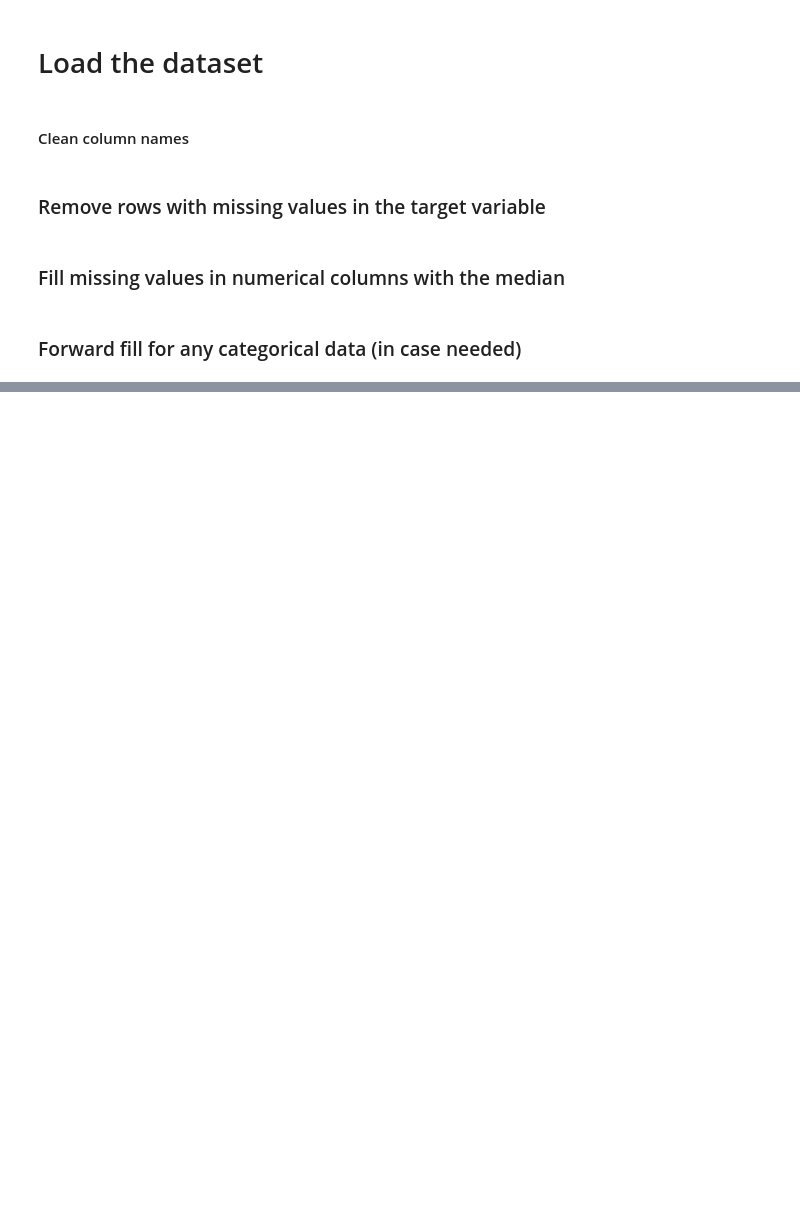
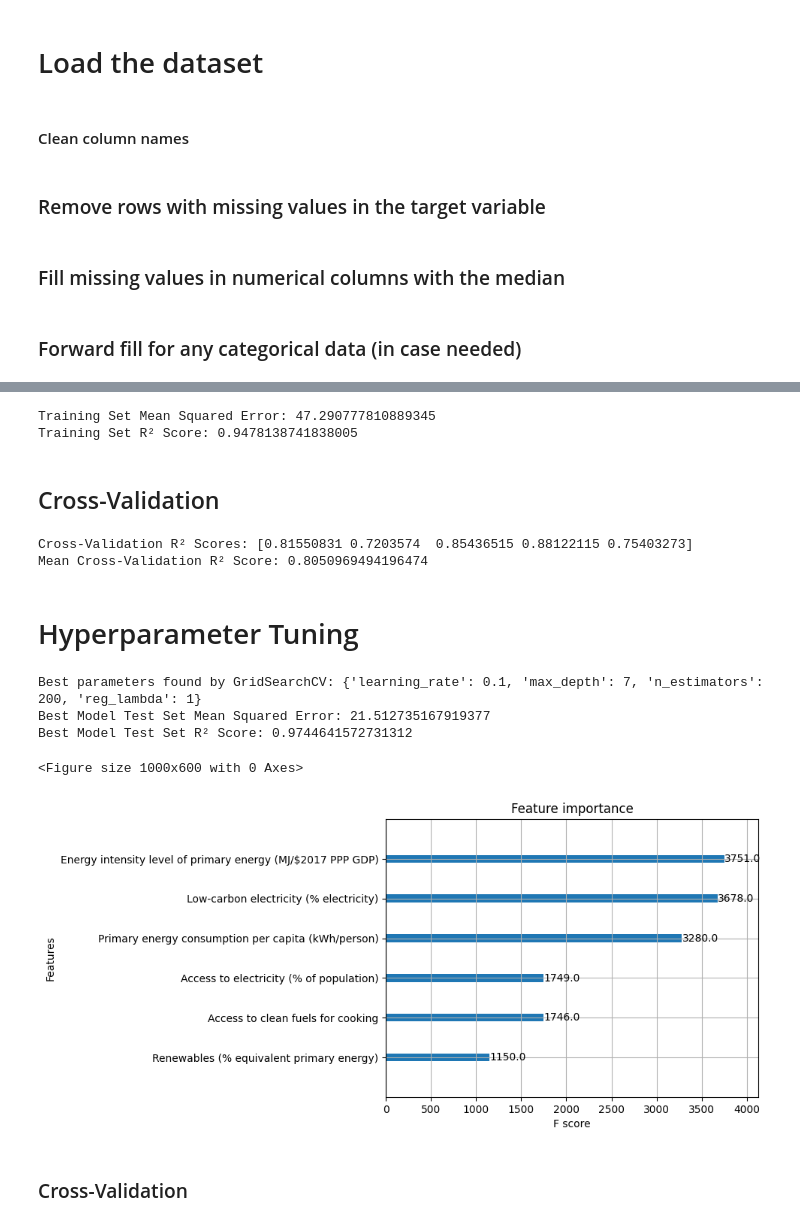
Before and after one commit to RaptorBlingx/fastapi_ml_task, a Jupyter notebook: models/model_training.ipynb, the cells around one changed output, grey strips where cells are left out. Drawn from its saved outputs; the diff is of its cells as text; code cells hidden in the pictures; blank space fills up the shorter version.

Commit message:
Update model_training.ipynb with hyperparameter tuning and improvements

```diff
--- a/models/model_training.ipynb
+++ b/models/model_training.ipynb
@@ -84,0 +250,76 @@ print("Correlation of features with the target variable:\n", correlations_with_t
+# %%
+# Evaluate the model on the training set
+y_train_pred = model.predict(X_train)
+train_mse = mean_squared_error(y_train, y_train_pred)
+train_r2 = r2_score(y_train, y_train_pred)
+
+print(f"Training Set Mean Squared Error: {train_mse}")
+print(f"Training Set R² Score: {train_r2}")
+# %% [output]
+Training Set Mean Squared Error: 47.290777810889345
+Training Set R² Score: 0.9478138741838005
+# %% [markdown]
+## Cross-Validation
+# %%
+from sklearn.model_selection import cross_val_score
+
+# Perform 5-fold cross-validation
+cv_scores = cross_val_score(model, X, y, cv=5, scoring='r2')
+print(f"Cross-Validation R² Scores: {cv_scores}")
+print(f"Mean Cross-Validation R² Score: {cv_scores.mean()}")
+# %% [output]
+Cross-Validation R² Scores: [0.81550831 0.7203574  0.85436515 0.88122115 0.75403273]
+Mean Cross-Validation R² Score: 0.8050969494196474
+# %% [markdown]
+# Hyperparameter Tuning
+# %%
+from sklearn.model_selection import GridSearchCV
+from xgboost import XGBRegressor
+
+# Define the hyperparameter grid
+param_grid = {
+    'max_depth': [3, 5, 7],        # Tree depth
+    'learning_rate': [0.01, 0.05, 0.1],  # Learning rate (step size)
+    'n_estimators': [100, 200],    # Number of trees
+    'reg_lambda': [0.5, 1, 1.5]    # L2 regularization term
+}
+
+# Initialize the model
+xgb = XGBRegressor()
+
+# Set up GridSearchCV
+grid_search = GridSearchCV(estimator=xgb, param_grid=param_grid, cv=5, scoring='r2', n_jobs=-1)
+
+# Fit GridSearchCV
+grid_search.fit(X_train, y_train)
+
+# Get the best parameters and best model
+best_params = grid_search.best_params_
+best_model = grid_search.best_estimator_
+
+print("Best parameters found by GridSearchCV:", best_params)
+
+# Evaluate the best model on the test set
+y_pred_best = best_model.predict(X_test)
+test_mse_best = mean_squared_error(y_test, y_pred_best)
+test_r2_best = r2_score(y_test, y_pred_best)
+
+print(f"Best Model Test Set Mean Squared Error: {test_mse_best}")
+print(f"Best Model Test Set R² Score: {test_r2_best}")
+# %% [output]
+Best parameters found by GridSearchCV: {'learning_rate': 0.1, 'max_depth': 7, 'n_estimators': 200, 'reg_lambda': 1}
+Best Model Test Set Mean Squared Error: 21.512735167919377
+Best Model Test Set R² Score: 0.9744641572731312
+# %%
+import matplotlib.pyplot as plt
+from xgboost import plot_importance
+
+# Plot feature importance from the best model
+plt.figure(figsize=(10, 6))
+plot_importance(best_model)
+plt.show()
+# %% [output]
+<Figure size 1000x600 with 0 Axes>
+[figure, added]
+# %% [markdown]
+### Cross-Validation
```
Also changed, not shown: parts of 18 cells of this notebook.
